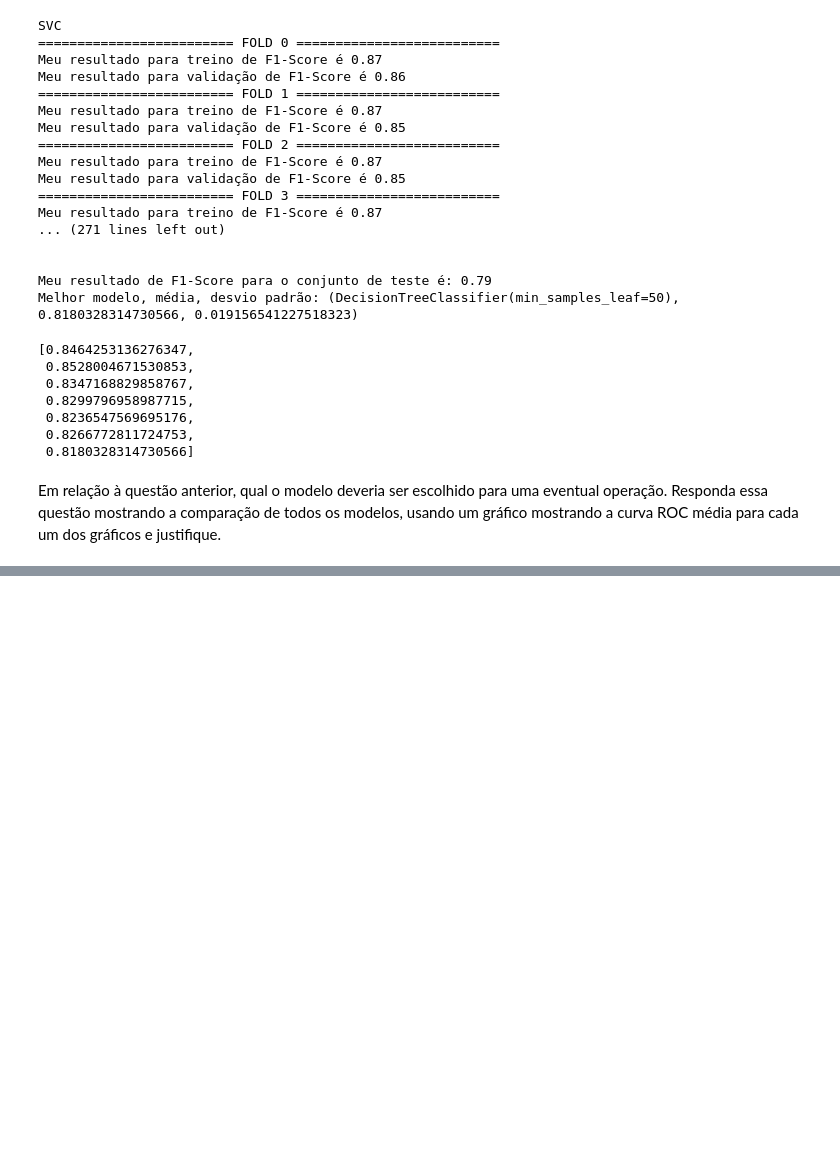
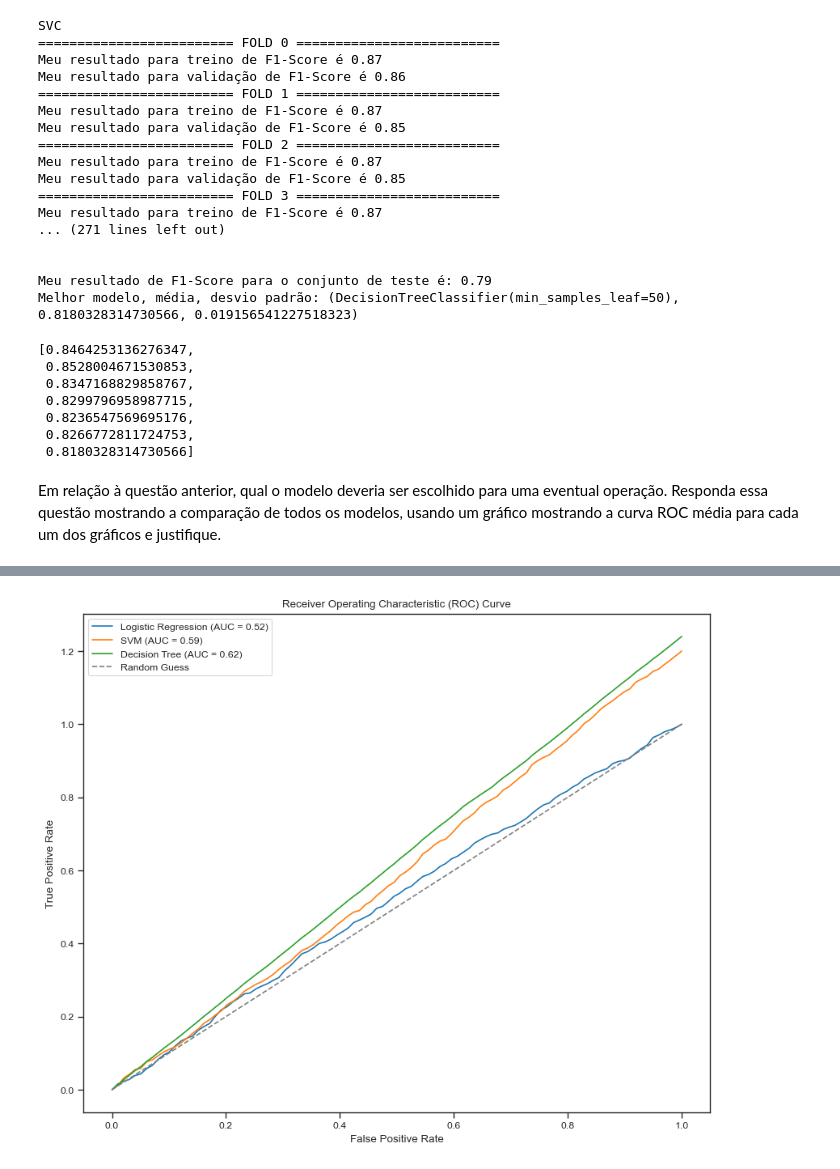
Before and after one commit to FabioRochaPoeta/wine-case, a Jupyter notebook: analisando-db-vinho-branco.ipynb, the cells around one changed output, grey strips where cells are left out. Saved outputs shown, nothing was run; the diff lists cells and outputs as text; code cells hidden in the pictures; blank space fills up the shorter version.

```diff
--- a/analisando-db-vinho-branco.ipynb
+++ b/analisando-db-vinho-branco.ipynb
@@ -920,0 +889,89 @@ AttributeError: predict_proba is not available when  probability=False
+# %%
+# 0,83 - melhor resultado foi o SVM. Mas fazendo a curva ROC:
+
+from sklearn.linear_model import LogisticRegression
+from sklearn.svm import SVC
+from sklearn.tree import DecisionTreeClassifier
+from sklearn.metrics import roc_curve, auc
+from sklearn.model_selection import StratifiedKFold
+import matplotlib.pyplot as plt
+import numpy as np
+
+# Converter os dados em DataFrames
+X_train_scaled = pd.DataFrame(X_train_scaled, columns=X_train.columns)
+y_train = pd.Series(y_train)
+
+# Create the models
+logistic_reg = LogisticRegression()
+svm = SVC(probability=True)
+dt = DecisionTreeClassifier()
+
+# Create a list of models
+models = [
+    ('Logistic Regression', logistic_reg),
+    ('SVM', svm),
+    ('Decision Tree', dt)
+]
+
+# Initialize lists to store mean values for ROC curve
+mean_fpr = np.linspace(0, 1, 100)
+mean_tpr = np.zeros_like(mean_fpr)
+
+# Create a figure
+plt.figure(figsize=(10, 8))
+
+# Iterate over models
+for name, model in models:
+    # Initialize lists to store tpr and auc for each fold
+    tprs = []
+    aucs = []
+
+    # Create Stratified K-fold cross-validation
+    cv = StratifiedKFold(n_splits=5, shuffle=True, random_state=42)
+
+    # Iterate over folds
+    for train_index, test_index in cv.split(X_train_scaled, y_train):
+        # Get training and test data for this fold
+        X_train_cv, X_test_cv = X_train_scaled.iloc[train_index], X_train_scaled.iloc[test_index]
+        y_train_cv, y_test_cv = y_train.iloc[train_index], y_train.iloc[test_index]
+
+        # Train the model
+        model.fit(X_train_cv, y_train_cv)
+
+        # Get predicted probabilities
+        y_pred_prob = model.predict_proba(X_test_cv)[:, 1]
+
+        # Calculate the ROC curve
+        fpr, tpr, _ = roc_curve(y_test_cv, y_pred_prob)
+
+        # Interpolate the ROC curve at mean_fpr
+        mean_tpr += np.interp(mean_fpr, fpr, tpr)
+        mean_tpr[0] = 0.0
+
+        # Calculate the AUC score
+        roc_auc = auc(fpr, tpr)
+
+        # Store the tpr and auc for this fold
+        tprs.append(tpr)
+        aucs.append(roc_auc)
+
+    # Calculate the mean tpr and auc across folds
+    mean_tpr /= cv.get_n_splits()
+    mean_auc = auc(mean_fpr, mean_tpr)
+
+    # Plot the ROC curve
+    plt.plot(mean_fpr, mean_tpr, label=f'{name} (AUC = {mean_auc:.2f})')
+
+# Plot the random guess line
+plt.plot([0, 1], [0, 1], linestyle='--', color='gray', label='Random Guess')
+
+# Set labels and title
+plt.xlabel('False Positive Rate')
+plt.ylabel('True Positive Rate')
+plt.title('Receiver Operating Characteristic (ROC) Curve')
+plt.legend()
+
+# Show the plot
+plt.show()
+# %% [output]
+[figure, added]
```
Also changed, not shown: parts of 6 cells of this notebook.
